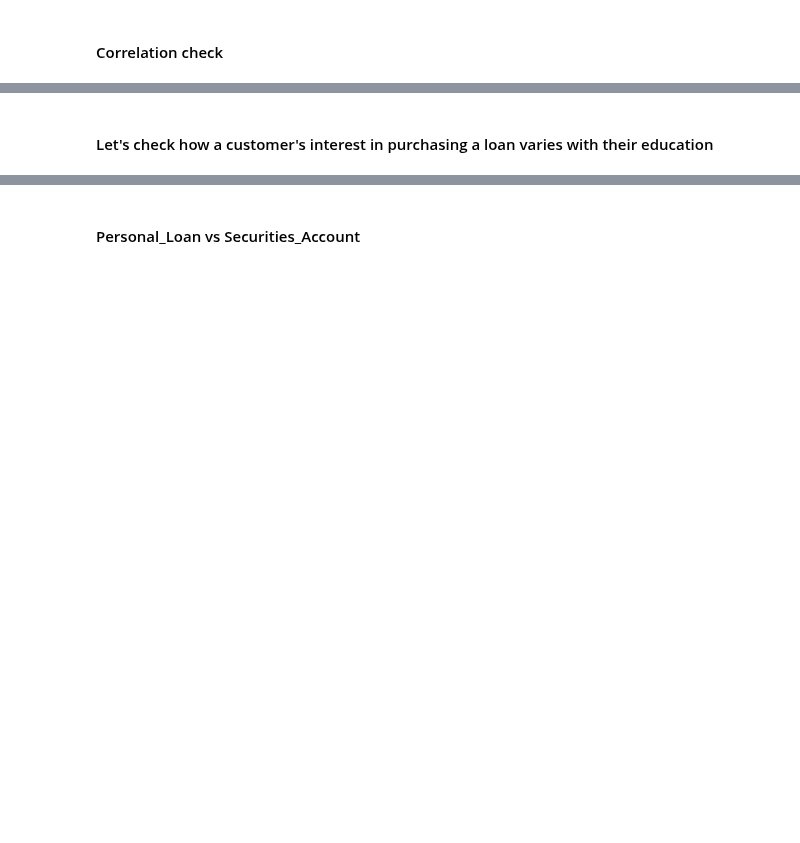
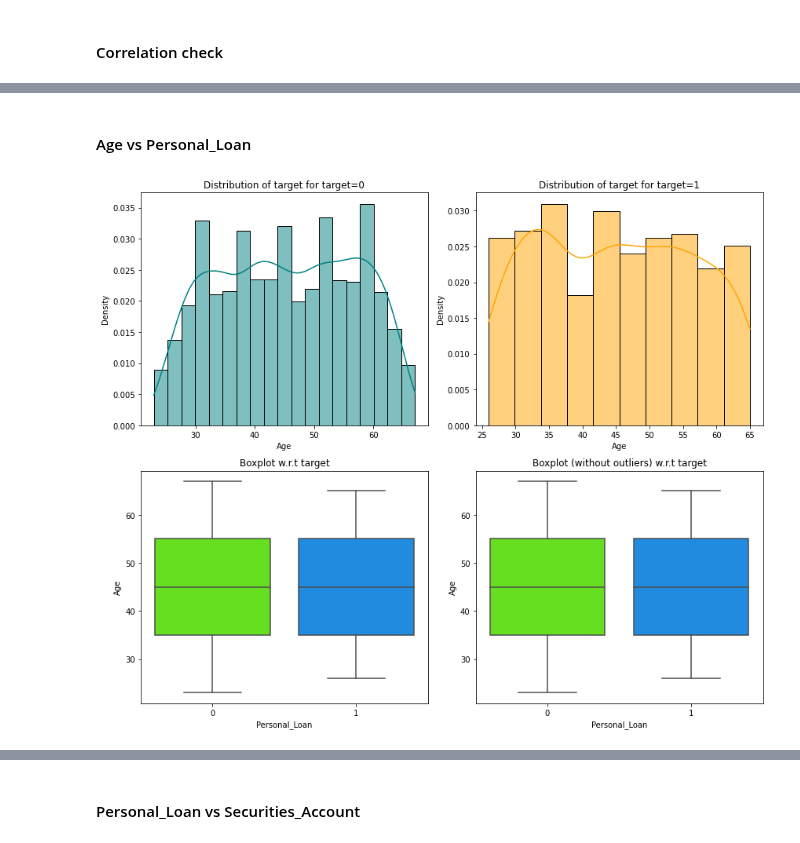
Before and after one commit to FoxHoundOps/PGP-AI-ML, a Jupyter notebook: project2/SLC_Full_Code.ipynb, the cells around one changed output, grey strips where cells are left out. Drawn from its saved outputs; the diff is of its cells as text; code cells hidden in the pictures; blank space fills up the shorter version.

```diff
--- a/project2/SLC_Full_Code.ipynb
+++ b/project2/SLC_Full_Code.ipynb
@@ -101,0 +177,2 @@ loan_df.describe().T
+# %%
+loan_df.drop(["ID"], axis=1, inplace=True)
@@ -446,2 +613,6 @@ plt.show()
-# %% [markdown]
-#### Let's check how a customer's interest in purchasing a loan varies with their education
+# %% [markdown]
+#### Age vs Personal_Loan
+# %%
+distribution_plot_wrt_target(loan_df, "Age", "Personal_Loan")
+# %% [output]
+[figure, added]
```
Also changed, not shown: parts of 80 cells of this notebook.
